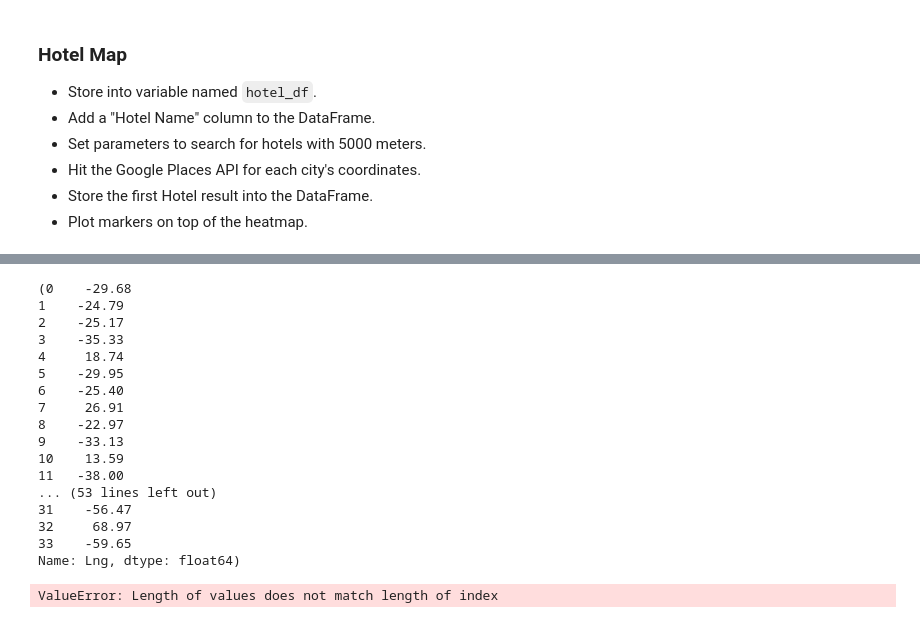
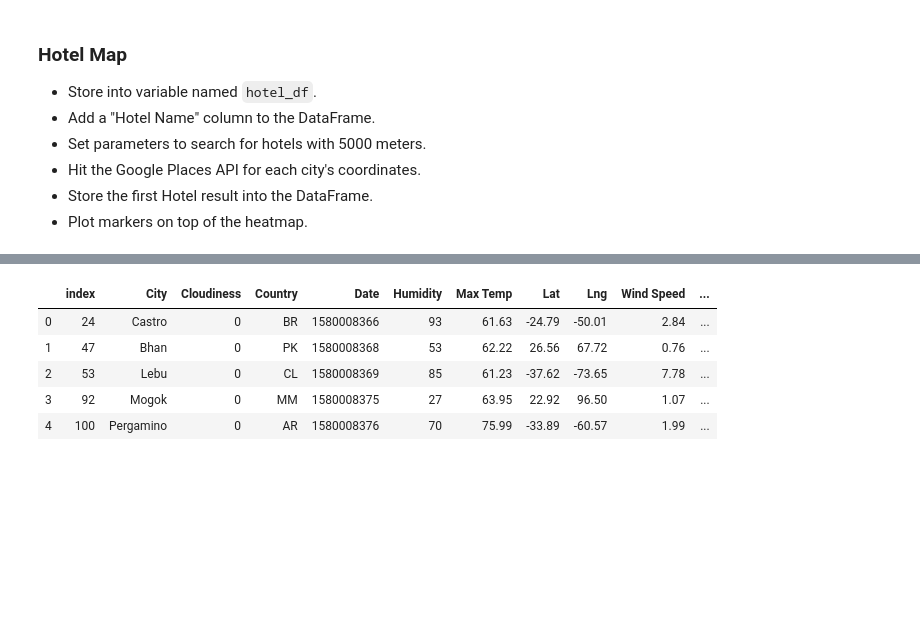
Before and after one commit to Lpwestlake/Python-API-Challenge, a Jupyter notebook: VacationPy/VacationPy.ipynb, the cells around one changed output, grey strips where cells are left out. Saved outputs shown, nothing was run; the diff lists cells and outputs as text; code cells hidden in the pictures; blank space fills up the shorter version.

```diff
--- a/VacationPy/VacationPy.ipynb
+++ b/VacationPy/VacationPy.ipynb
@@ -120,56 +126,43 @@ dtype: int64
 # %%
 # search googleplaces for hotels within 5000 meters
-base_url = "https://maps.googleapis.com/maps/api/place/nearbysearch/json?"
-# list for hotel names
+base_url = "https://maps.googleapis.com/maps/api/place/nearbysearch/json"
+# list for hotels
 hotels = []
-row = hotel_df['Lat']
+
+# counter
+tick = 0
+
 # for loop to search through city coords
-for row in hotel_df:
+for cities in hotel_df['City']:
+    coords = str(hotel_df['Lat'][tick])+' , '+str(hotel_df['Lng'][tick])
+    tick+=1
 
-    target_coordinates = (hotel_df['Lat']),(hotel_df['Lng'])
-    #print(target_coordinates)
-    target_radius = 5000
-    target_type = 'lodging'
-    row=+1
-    params = {"location": target_coordinates,
-              "radius": target_radius,
-              "type": target_type,
-               "key": g_key
-             }
-    #query_url = base_url + params
-    # try/except to check if a city turns up
+    # pass params per api documentation
+    params = {
+    "location": coords,
+    "radius": 5000,
+    "type": "lodging",
+    "key": g_key
+    }
+
+# in case city doesn't come up
     try:
-        response = requests.get(base_url, params)
+        response = requests.get(base_url, params=params)
         hotel_results = response.json()
         hotels.append(hotel_results['results'][0]['name'])
+    except IndexError:
+        hotels.append(np.nan)
 
-    except IndexError:
-       # print("No Lodging Found")
-        pass
-        #hotels.append(np.nan)
-print(target_coordinates)
-#append dataframe with hotel names
+# append hotel names
 hotel_df['Hotel Name'] = hotels
-#hotel_df
+hotel_df.head()
 # %% [output]
-(0    -29.68
-1    -24.79
-2    -25.17
-3    -35.33
-4     18.74
-5    -29.95
-6    -25.40
-7     26.91
-8    -22.97
-9    -33.13
-10    13.59
-11   -38.00
-... (53 lines left out)
-31    -56.47
-32     68.97
-33    -59.65
-Name: Lng, dtype: float64)
-ValueError: Length of values does not match length of index
+|  | index | City | Cloudiness | Country | Date | Humidity | Max Temp | Lat | Lng | Wind Speed | ... |
+| 0 | 24 | Castro | 0 | BR | 1580008366 | 93 | 61.63 | -24.79 | -50.01 | 2.84 | ... |
+| 1 | 47 | Bhan | 0 | PK | 1580008368 | 53 | 62.22 | 26.56 | 67.72 | 0.76 | ... |
+| 2 | 53 | Lebu | 0 | CL | 1580008369 | 85 | 61.23 | -37.62 | -73.65 | 7.78 | ... |
+| 3 | 92 | Mogok | 0 | MM | 1580008375 | 27 | 63.95 | 22.92 | 96.50 | 1.07 | ... |
+| 4 | 100 | Pergamino | 0 | AR | 1580008376 | 70 | 75.99 | -33.89 | -60.57 | 1.99 | ... |
 # %%
 # NOTE: Do not change any of the code in this cell
 
```
Also changed, not shown: parts of 5 cells of this notebook.
